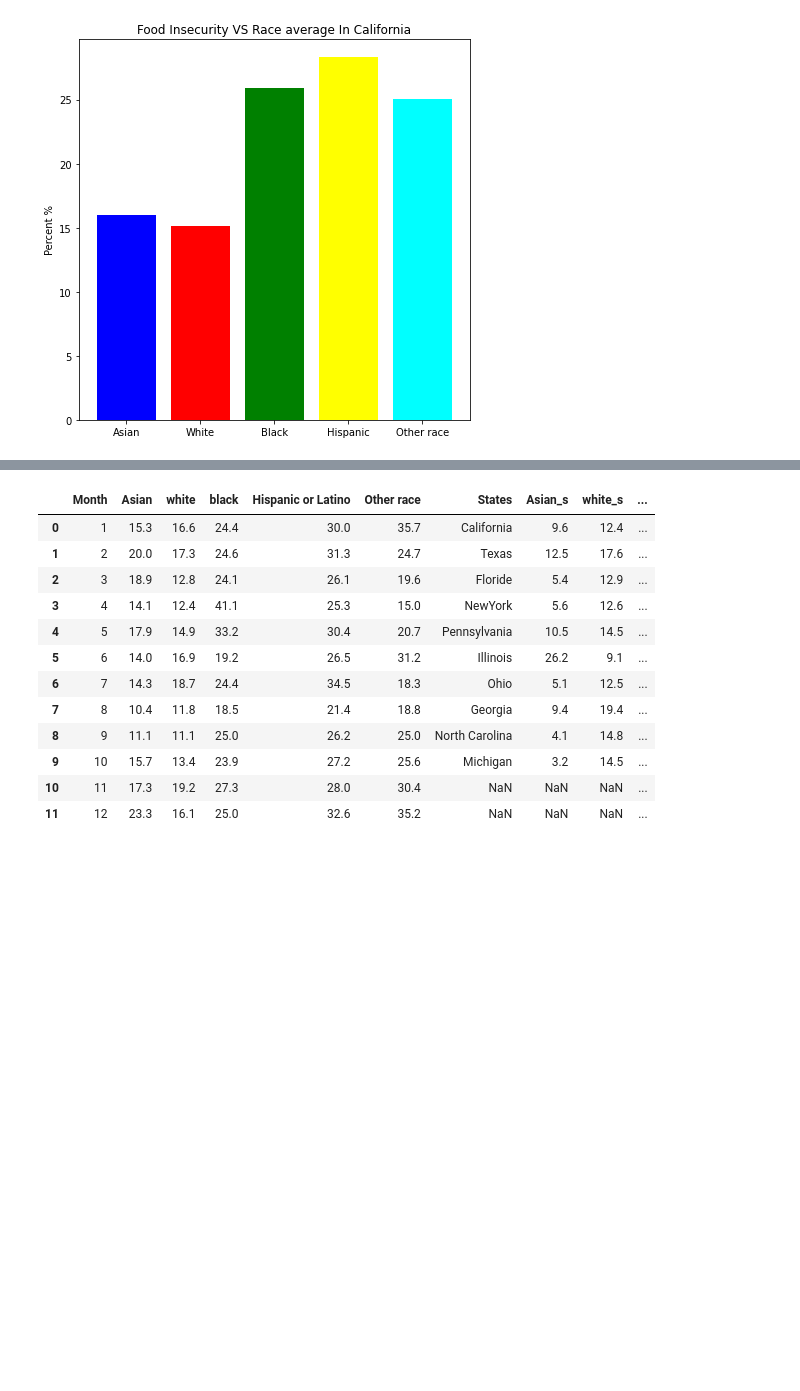
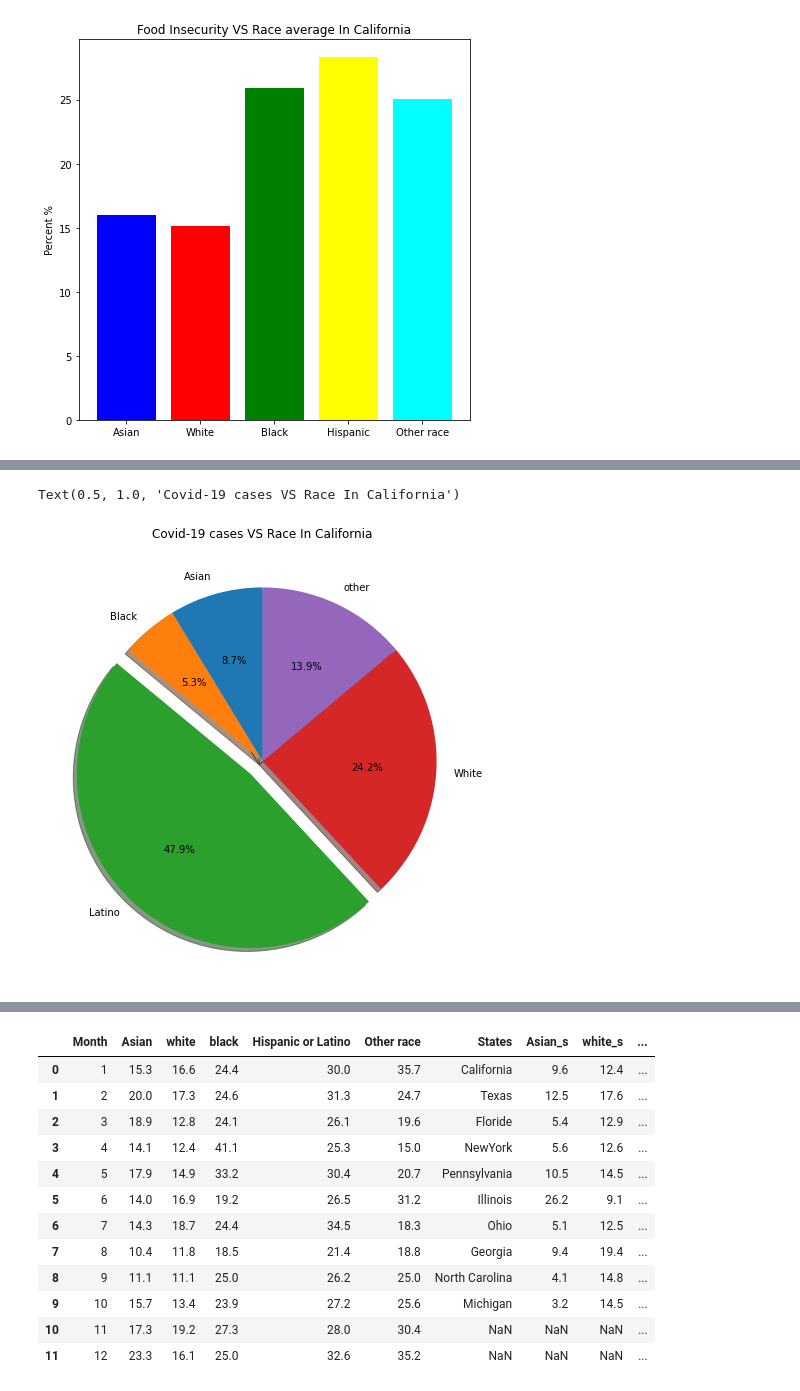
Before and after one commit to MCsweetsoup/ECE143-FinalProject, a Jupyter notebook: Food Insercuity.ipynb, the cells around one changed output, grey strips where cells are left out. Cells and saved outputs as stored; diff of their text form; code cells hidden in the pictures; blank space fills up the shorter version.

```diff
--- a/Food Insercuity.ipynb
+++ b/Food Insercuity.ipynb
@@ -67,0 +76,11 @@ Text(0.5, 1.0, 'Food Insecurity VS Race average In California')
+# %%
+data = pd.read_excel('covid19.xlsx')
+data['race']
+data['percent']
+explode=[0,0,0.1,0,0]
+plt.figure(figsize=(8,8))
+plt.pie(data['percent'], explode=explode,labels=data['race'],autopct='%1.1f%%',shadow=True, startangle=90)
+plt.title('Covid-19 cases VS Race In California')
+# %% [output]
+Text(0.5, 1.0, 'Covid-19 cases VS Race In California')
+[figure, added]
```
Also changed, not shown: parts of 2 cells of this notebook, 8 other files.
